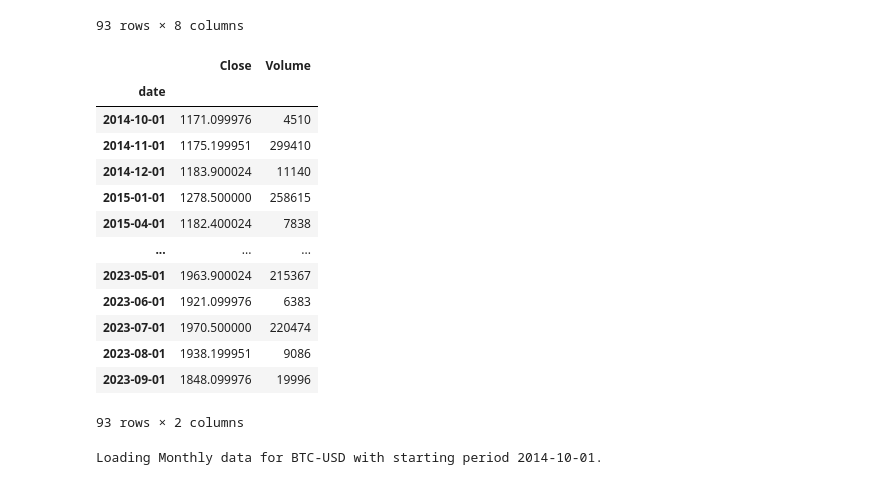
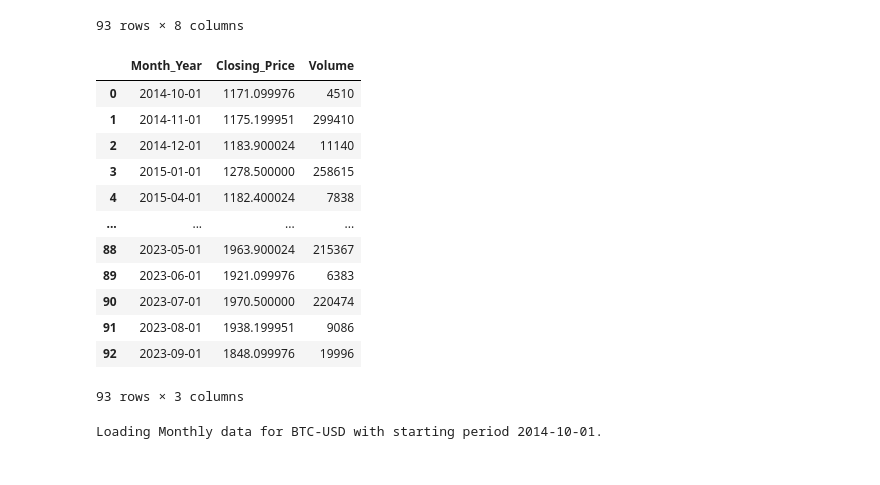
Before and after one commit to Hensonkk/Is-Crypto-The-Future, a Jupyter notebook: BTC_GOLD_SILVER DATA.ipynb, the cells around one changed output. Saved outputs shown, nothing was run; the diff lists cells and outputs as text; code cells hidden in the pictures.

Commit message:
Changed column names on csv files.

```diff
--- a/BTC_GOLD_SILVER DATA.ipynb
+++ b/BTC_GOLD_SILVER DATA.ipynb
@@ -30,17 +27,0 @@ gold_monthly2 = gold_monthly[["Close", "Volume"]]
-# %%
-gold_monthly2
-# %% [output]
-|  | Close | Volume |
-| date |  |  |
-| 2014-10-01 | 1171.099976 | 4510 |
-| 2014-11-01 | 1175.199951 | 299410 |
-| 2014-12-01 | 1183.900024 | 11140 |
-| 2015-01-01 | 1278.500000 | 258615 |
-| 2015-04-01 | 1182.400024 | 7838 |
-| ... | ... | ... |
-| 2023-05-01 | 1963.900024 | 215367 |
-| 2023-06-01 | 1921.099976 | 6383 |
-| 2023-07-01 | 1970.500000 | 220474 |
-| 2023-08-01 | 1938.199951 | 9086 |
-| 2023-09-01 | 1848.099976 | 19996 |
-93 rows × 2 columns
@@ -48,0 +30,20 @@ gold_monthly2.to_csv("currency_csvs/gold.csv")
+# %%
+gold_monthly2.reset_index(inplace = True)
+# %%
+gold_new = gold_monthly2.rename(columns={'date': 'Month_Year', 'Close': 'Closing_Price'})
+# %%
+gold_new
+# %% [output]
+|  | Month_Year | Closing_Price | Volume |
+| 0 | 2014-10-01 | 1171.099976 | 4510 |
+| 1 | 2014-11-01 | 1175.199951 | 299410 |
+| 2 | 2014-12-01 | 1183.900024 | 11140 |
+| 3 | 2015-01-01 | 1278.500000 | 258615 |
+| 4 | 2015-04-01 | 1182.400024 | 7838 |
+| ... | ... | ... | ... |
+| 88 | 2023-05-01 | 1963.900024 | 215367 |
+| 89 | 2023-06-01 | 1921.099976 | 6383 |
+| 90 | 2023-07-01 | 1970.500000 | 220474 |
+| 91 | 2023-08-01 | 1938.199951 | 9086 |
+| 92 | 2023-09-01 | 1848.099976 | 19996 |
+93 rows × 3 columns
```
Also changed, not shown: parts of 16 cells of this notebook, 4 other files.
